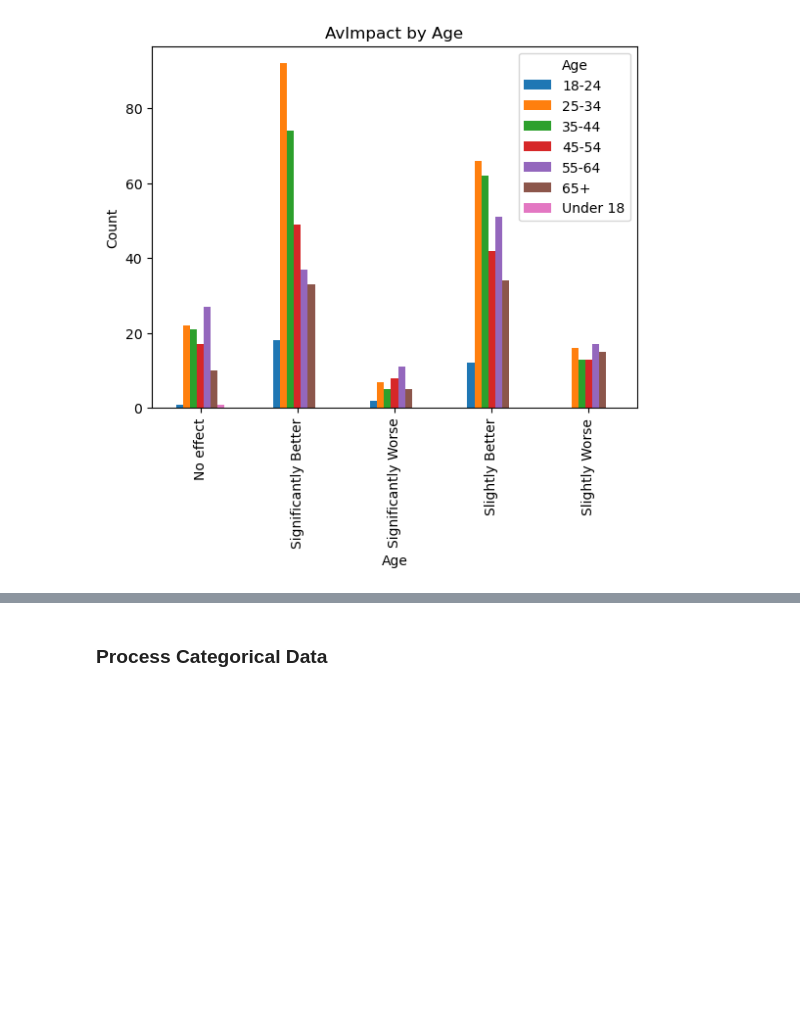
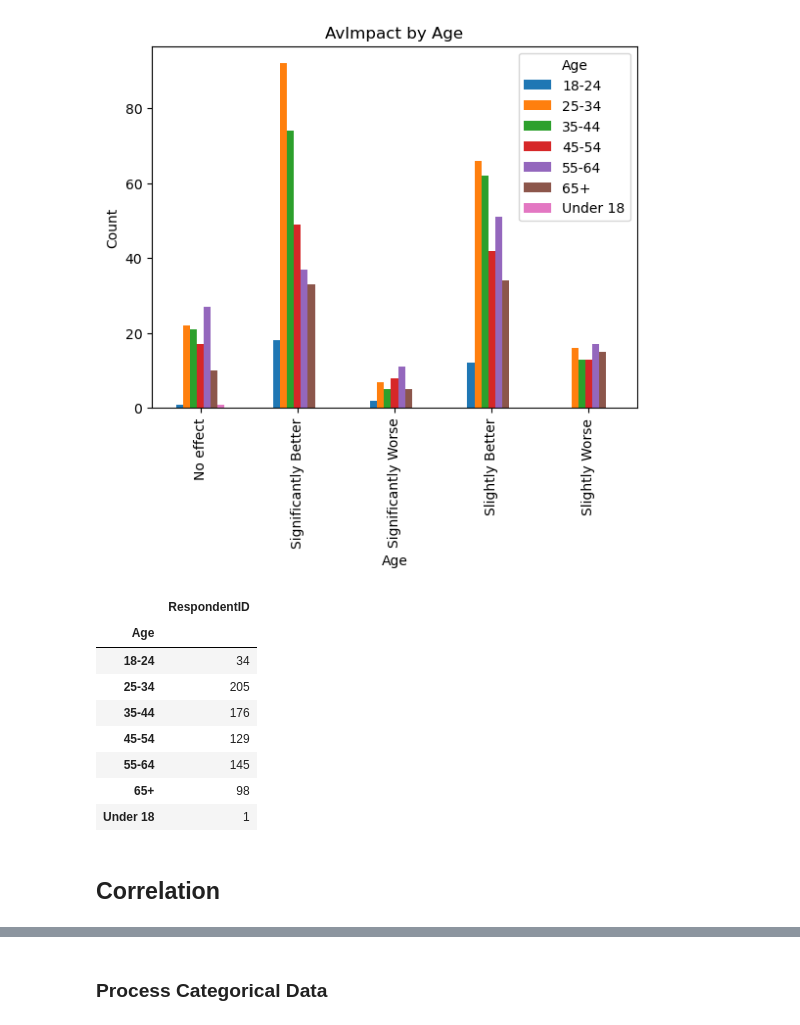
Before and after one commit to CMU-SoftwareDesignforDS-Team/AutoVehicles, a Jupyter notebook: Code/Data_Acquisition_and_Understanding/EDA.ipynb, the cells around one changed output, grey strips where cells are left out. Cells and saved outputs as stored; diff of their text form; code cells hidden in the pictures; blank space fills up the shorter version.

Commit message:
Add files via upload
Include Correlation Analysis

```diff
--- a/Code/Data_Acquisition_and_Understanding/EDA.ipynb
+++ b/Code/Data_Acquisition_and_Understanding/EDA.ipynb
@@ -175,3 +187,21 @@ plt.title('AvImpact by Age')
 plt.show()
 # %% [output]
 [figure]
+# %%
+#Group by Age
+df_Age = av_2019Survey.groupby('Age').agg({
+    'RespondentID': 'count'
+})
+df_Age
+# %% [output]
+|  | RespondentID |
+| Age |  |
+| 18-24 | 34 |
+| 25-34 | 205 |
+| 35-44 | 176 |
+| 45-54 | 129 |
+| 55-64 | 145 |
+| 65+ | 98 |
+| Under 18 | 1 |
+# %% [markdown]
+## Correlation
```
Also changed, not shown: parts of 12 cells of this notebook.
